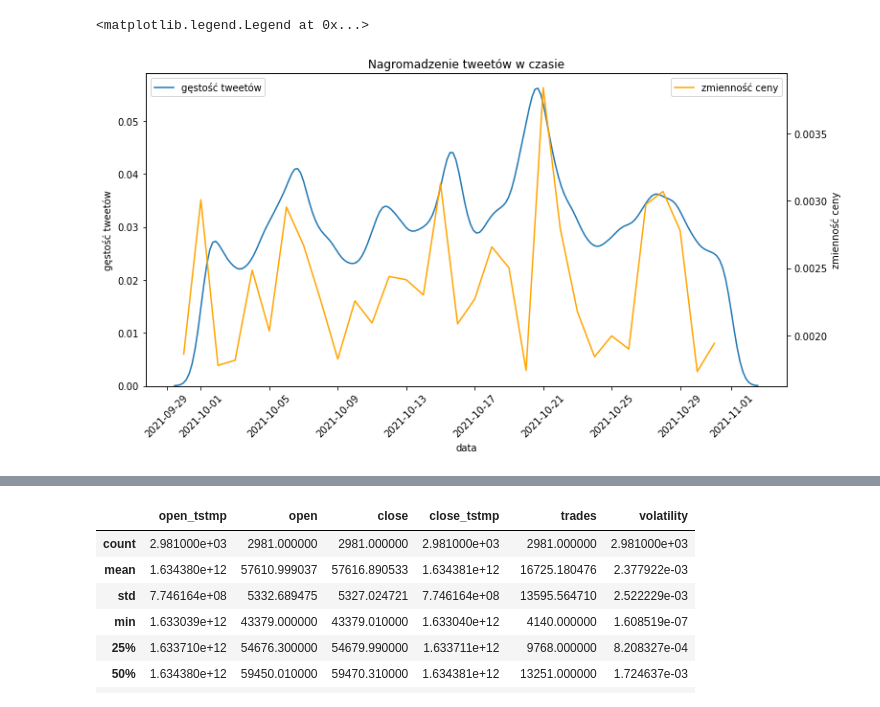
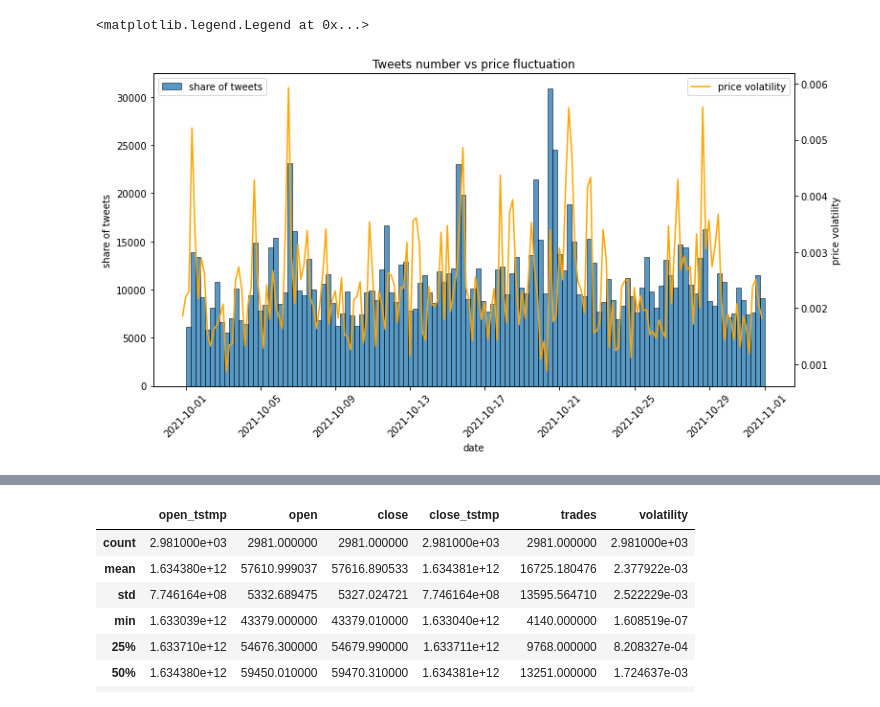
Before and after one commit to Miqk/bachelor-thesis, a Jupyter notebook: plots.ipynb, the cells around one changed output, grey strips where cells are left out. Saved outputs shown, nothing was run; the diff lists cells and outputs as text; code cells hidden in the pictures.

```diff
--- a/plots.ipynb
+++ b/plots.ipynb
@@ -38,22 +38,22 @@ p_df['close'] = pd.to_numeric(p_df['close'])
 # %%
 p_df['volatility'] = abs(p_df['open'] - p_df['close'])/p_df['close']
 # %%
-agg_1d = p_df.groupby(pd.Grouper(key='date', freq='1d')).aggregate(np.mean)
+agg_4h = p_df.groupby(pd.Grouper(key='date', freq='4h')).aggregate(np.mean)
 # %%
 plt.rcParams["figure.figsize"] = (12,6)
-sns.kdeplot(tt.date)
+sns.histplot(tt.date)
 plt.xticks(rotation=45)
-plt.ylabel('gęstość tweetów')
-plt.xlabel('data')
-plt.title('Nagromadzenie tweetów w czasie')
-plt.legend(['gęstość tweetów'], loc='upper left')
+plt.ylabel('share of tweets')
+plt.xlabel('date')
+plt.title('Tweets number vs price fluctuation')
+plt.legend(['share of tweets'], loc='upper left')
 ax2 = plt.twinx()
 sns.lineplot(x=agg_1d.index, y=agg_1d.volatility, ax=ax2, color='orange')
-plt.ylabel('zmienność ceny')
-ax2.legend(['zmienność ceny'], loc='upper right')
+plt.ylabel('price volatility')
+ax2.legend(['price volatility'], loc='upper right')
 # %% [output]
 <matplotlib.legend.Legend at 0x...>
-[figure, old version]
+[figure, new version]
 # %%
 pd.set_option("display.precision", 6)
 tt.describe()
```
Also changed, not shown: parts of 1 cell of this notebook.
